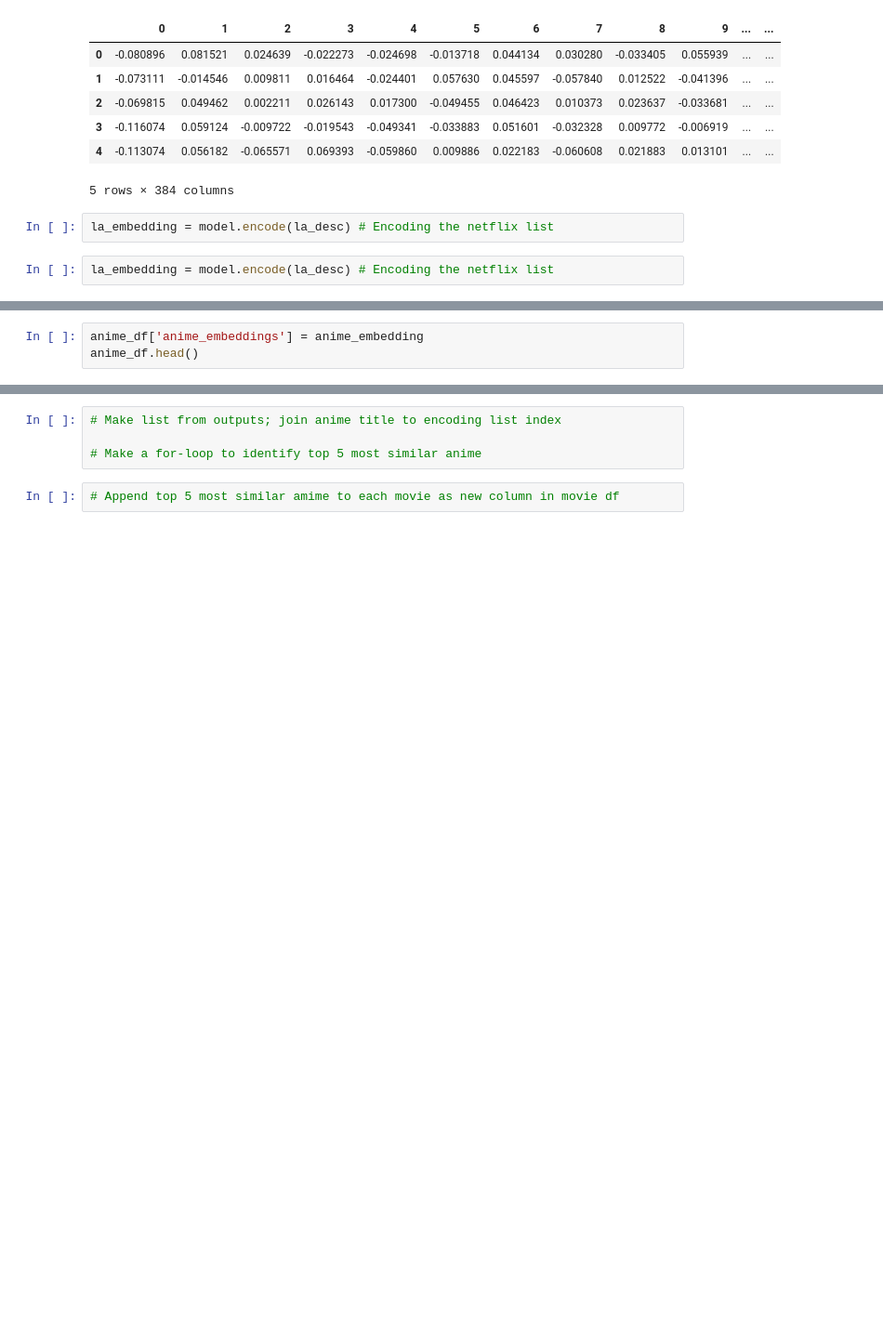
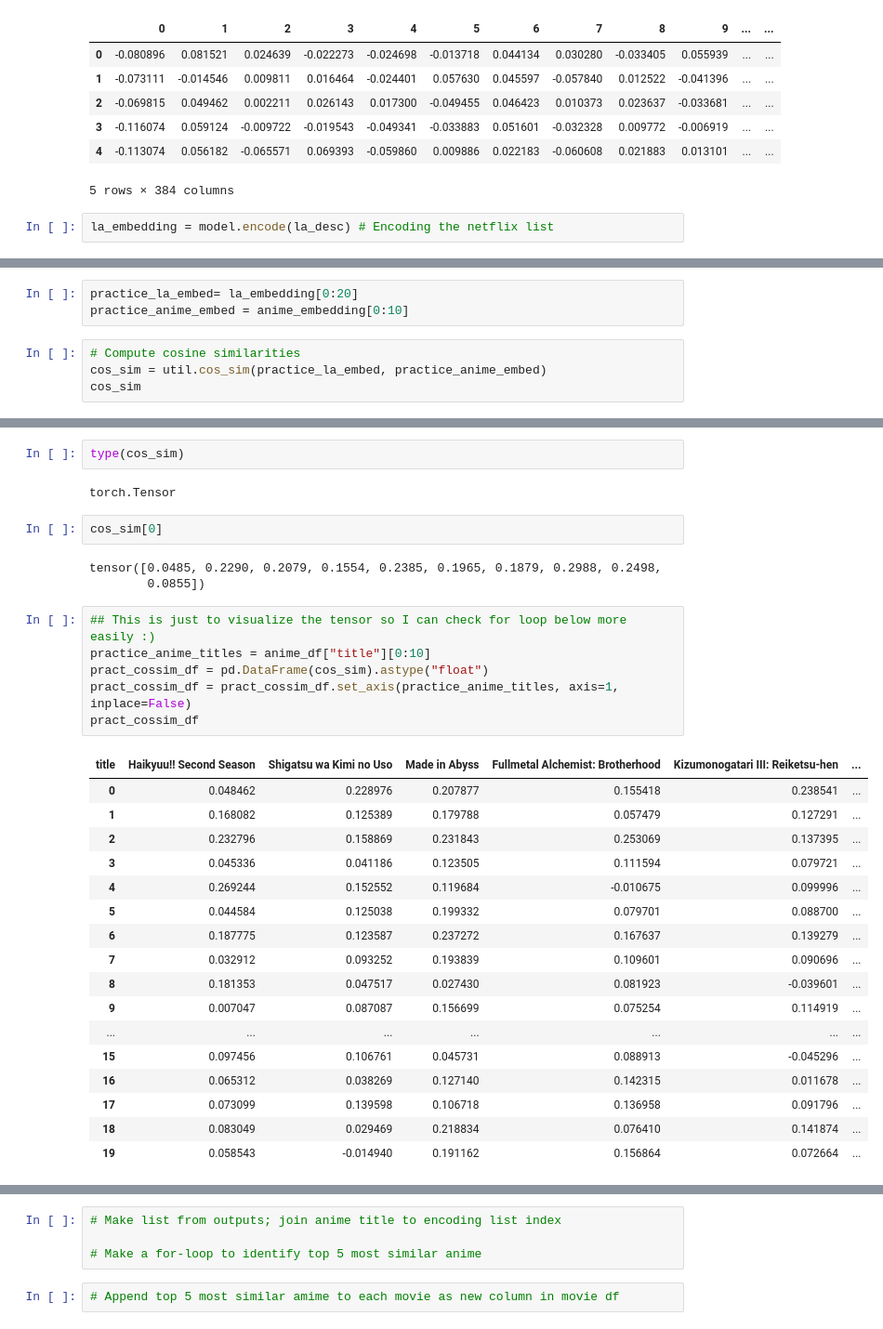
Before and after one commit to dseg27/Animeniacs, a Jupyter notebook: model_pseudocode.ipynb, the cells around one changed output, grey strips where cells are left out. Shown: that part at 93% size. Cells and saved outputs as stored; diff of their text form; blank space fills up the shorter version.

Commit message:
foundational for loop to get top 2 anime recs for each show

```diff
--- a/model_pseudocode.ipynb
+++ b/model_pseudocode.ipynb
@@ -79,7 +79,5 @@ anime_embedding_df.head()
 5 rows × 384 columns
 # %%
 la_embedding = model.encode(la_desc) # Encoding the netflix list
-# %%
-la_embedding = model.encode(la_desc) # Encoding the netflix list
 # %%
 # Add encodings as a column append for each list
@@ -88,3 +89,0 @@ la_df.head()
-# %%
-anime_df['anime_embeddings'] = anime_embedding
-anime_df.head()
@@ -96,0 +92,7 @@ ValueError: Wrong number of items passed 384, placement implies 1
+# %%
+practice_la_embed= la_embedding[0:20]
+practice_anime_embed = anime_embedding[0:10]
+# %%
+# Compute cosine similarities
+cos_sim = util.cos_sim(practice_la_embed, practice_anime_embed)
+cos_sim
@@ -96,0 +117,33 @@ ValueError: Wrong number of items passed 384, placement implies 1
+# %%
+type(cos_sim)
+# %% [output]
+torch.Tensor
+# %%
+cos_sim[0]
+# %% [output]
+tensor([0.0485, 0.2290, 0.2079, 0.1554, 0.2385, 0.1965, 0.1879, 0.2988, 0.2498,
+        0.0855])
+# %%
+## This is just to visualize the tensor so I can check for loop below more easily :)
+practice_anime_titles = anime_df["title"][0:10]
+pract_cossim_df = pd.DataFrame(cos_sim).astype("float")
+pract_cossim_df = pract_cossim_df.set_axis(practice_anime_titles, axis=1, inplace=False)
+pract_cossim_df
+# %% [output]
+| title | Haikyuu!! Second Season | Shigatsu wa Kimi no Uso | Made in Abyss | Fullmetal Alchemist: Brotherhood | Kizumonogatari III: Reiketsu-hen | ... |
+| 0 | 0.048462 | 0.228976 | 0.207877 | 0.155418 | 0.238541 | ... |
+| 1 | 0.168082 | 0.125389 | 0.179788 | 0.057479 | 0.127291 | ... |
+| 2 | 0.232796 | 0.158869 | 0.231843 | 0.253069 | 0.137395 | ... |
+| 3 | 0.045336 | 0.041186 | 0.123505 | 0.111594 | 0.079721 | ... |
+| 4 | 0.269244 | 0.152552 | 0.119684 | -0.010675 | 0.099996 | ... |
+| 5 | 0.044584 | 0.125038 | 0.199332 | 0.079701 | 0.088700 | ... |
+| 6 | 0.187775 | 0.123587 | 0.237272 | 0.167637 | 0.139279 | ... |
+| 7 | 0.032912 | 0.093252 | 0.193839 | 0.109601 | 0.090696 | ... |
+| 8 | 0.181353 | 0.047517 | 0.027430 | 0.081923 | -0.039601 | ... |
+| 9 | 0.007047 | 0.087087 | 0.156699 | 0.075254 | 0.114919 | ... |
+| ... | ... | ... | ... | ... | ... | ... |
+| 15 | 0.097456 | 0.106761 | 0.045731 | 0.088913 | -0.045296 | ... |
+| 16 | 0.065312 | 0.038269 | 0.127140 | 0.142315 | 0.011678 | ... |
+| 17 | 0.073099 | 0.139598 | 0.106718 | 0.136958 | 0.091796 | ... |
+| 18 | 0.083049 | 0.029469 | 0.218834 | 0.076410 | 0.141874 | ... |
+| 19 | 0.058543 | -0.014940 | 0.191162 | 0.156864 | 0.072664 | ... |
```
Also changed, not shown: parts of 10 cells of this notebook.
